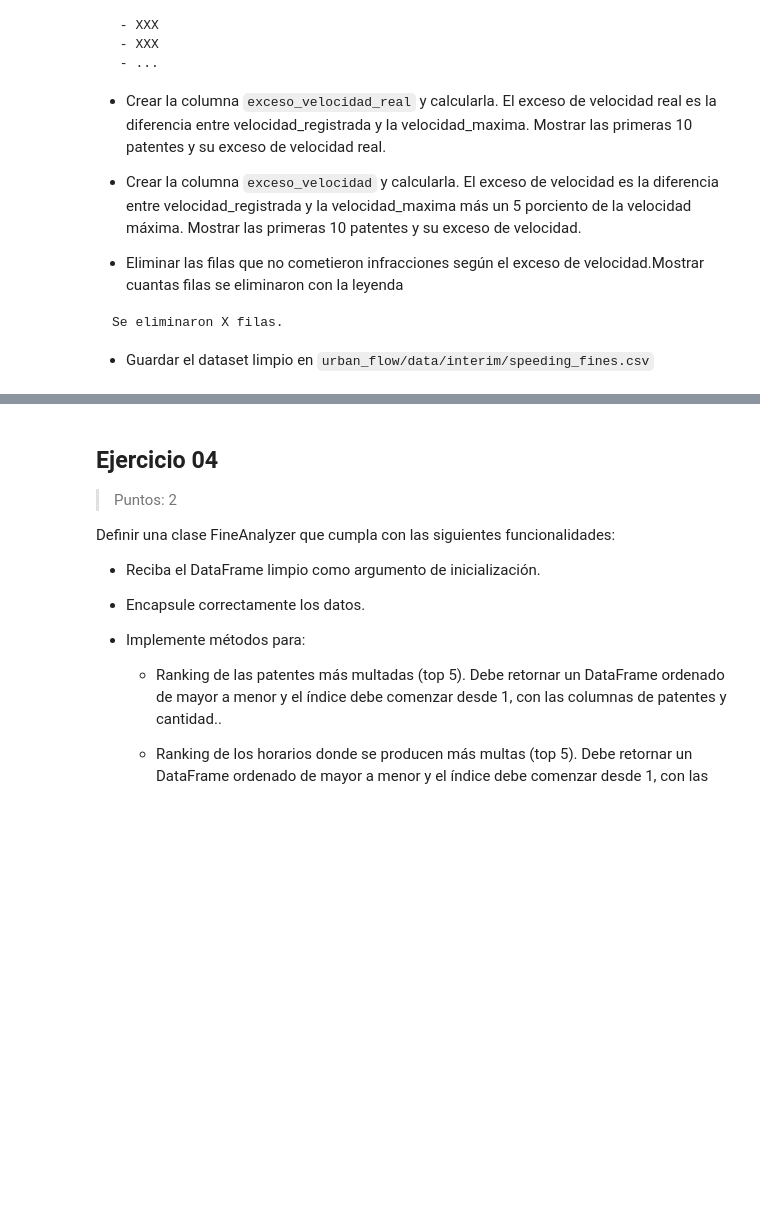
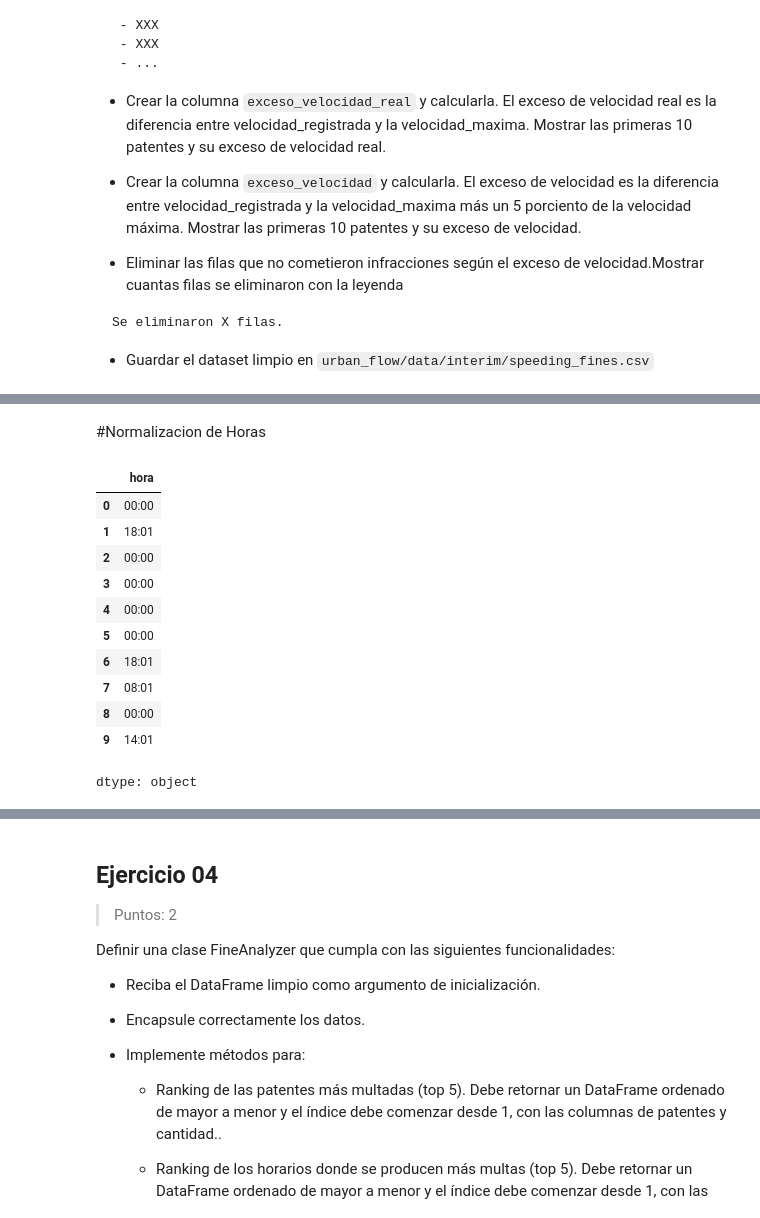
Before and after one commit to FrancoLavi/urban-flow-tp, a Jupyter notebook: Urban_Flow.ipynb, the cells around one changed output, grey strips where cells are left out. Cells and saved outputs as stored; diff of their text form; code cells hidden in the pictures; blank space fills up the shorter version.

```diff
--- a/Urban_Flow.ipynb
+++ b/Urban_Flow.ipynb
@@ -304,0 +328,23 @@ Se eliminaron X filas.
+# %% [markdown]
+#Normalizacion de Horas
+# %%
+df["hora"] = pd.to_datetime(df["hora"], format="%H:%M", errors="coerce")
+
+df["hora"] = df["hora"].fillna(pd.to_datetime("00:00", format="%H:%M"))
+
+df["hora"] = df["hora"].dt.strftime("%H:%M")
+
+df["hora"].head(10)
+# %% [output]
+|  | hora |
+| 0 | 00:00 |
+| 1 | 18:01 |
+| 2 | 00:00 |
+| 3 | 00:00 |
+| 4 | 00:00 |
+| 5 | 00:00 |
+| 6 | 18:01 |
+| 7 | 08:01 |
+| 8 | 00:00 |
+| 9 | 14:01 |
+dtype: object
```
Also changed, not shown: parts of 18 cells of this notebook.
